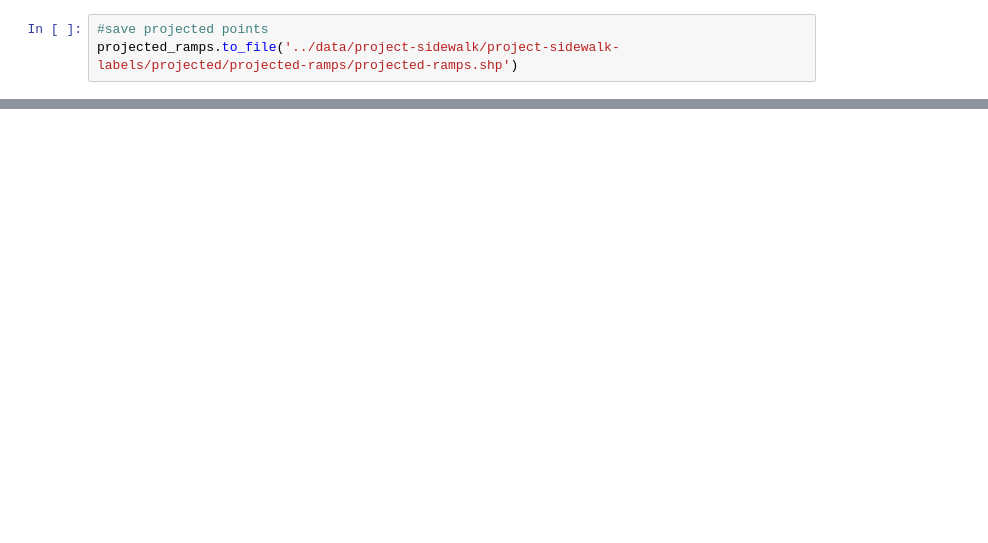
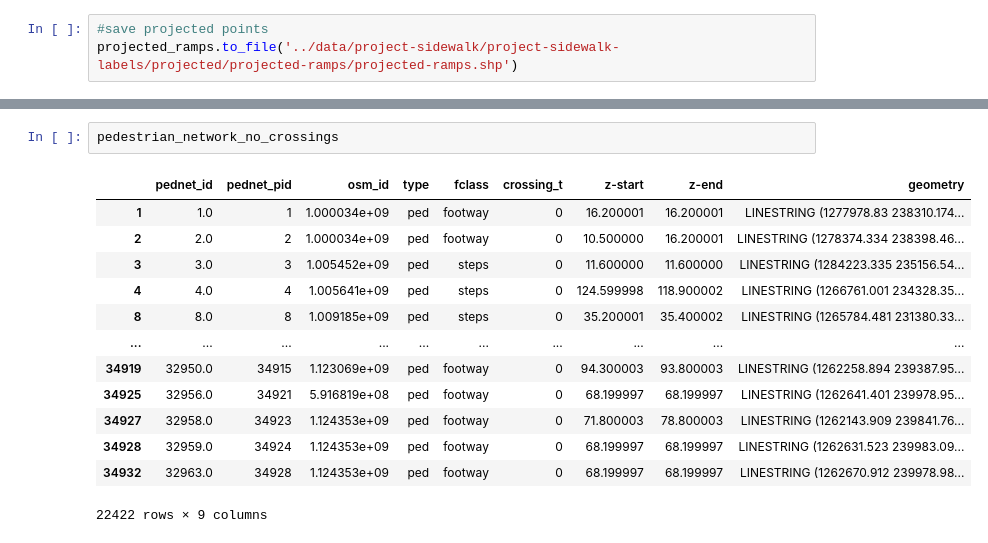
Before and after one commit to crescendochu/routable-sidewalk-network, a Jupyter notebook: notebooks/projecting-ps-data.ipynb, the cells around one changed output, grey strips where cells are left out. Cells and saved outputs as stored; diff of their text form; blank space fills up the shorter version.

```diff
--- a/notebooks/projecting-ps-data.ipynb
+++ b/notebooks/projecting-ps-data.ipynb
@@ -70,0 +131,16 @@ projected_ramps.to_file('../data/project-sidewalk/project-sidewalk-labels/projec
+# %%
+pedestrian_network_no_crossings
+# %% [output]
+|  | pednet_id | pednet_pid | osm_id | type | fclass | crossing_t | z-start | z-end | geometry |
+| 1 | 1.0 | 1 | 1.000034e+09 | ped | footway | 0 | 16.200001 | 16.200001 | LINESTRING (1277978.83 238310.174... |
+| 2 | 2.0 | 2 | 1.000034e+09 | ped | footway | 0 | 10.500000 | 16.200001 | LINESTRING (1278374.334 238398.46... |
+| 3 | 3.0 | 3 | 1.005452e+09 | ped | steps | 0 | 11.600000 | 11.600000 | LINESTRING (1284223.335 235156.54... |
+| 4 | 4.0 | 4 | 1.005641e+09 | ped | steps | 0 | 124.599998 | 118.900002 | LINESTRING (1266761.001 234328.35... |
+| 8 | 8.0 | 8 | 1.009185e+09 | ped | steps | 0 | 35.200001 | 35.400002 | LINESTRING (1265784.481 231380.33... |
+| ... | ... | ... | ... | ... | ... | ... | ... | ... | ... |
+| 34919 | 32950.0 | 34915 | 1.123069e+09 | ped | footway | 0 | 94.300003 | 93.800003 | LINESTRING (1262258.894 239387.95... |
+| 34925 | 32956.0 | 34921 | 5.916819e+08 | ped | footway | 0 | 68.199997 | 68.199997 | LINESTRING (1262641.401 239978.95... |
+| 34927 | 32958.0 | 34923 | 1.124353e+09 | ped | footway | 0 | 71.800003 | 78.800003 | LINESTRING (1262143.909 239841.76... |
+| 34928 | 32959.0 | 34924 | 1.124353e+09 | ped | footway | 0 | 68.199997 | 68.199997 | LINESTRING (1262631.523 239983.09... |
+| 34932 | 32963.0 | 34928 | 1.124353e+09 | ped | footway | 0 | 68.199997 | 68.199997 | LINESTRING (1262670.912 239978.98... |
+22422 rows × 9 columns
```
Also changed, not shown: parts of 20 cells of this notebook, 15 other files.
